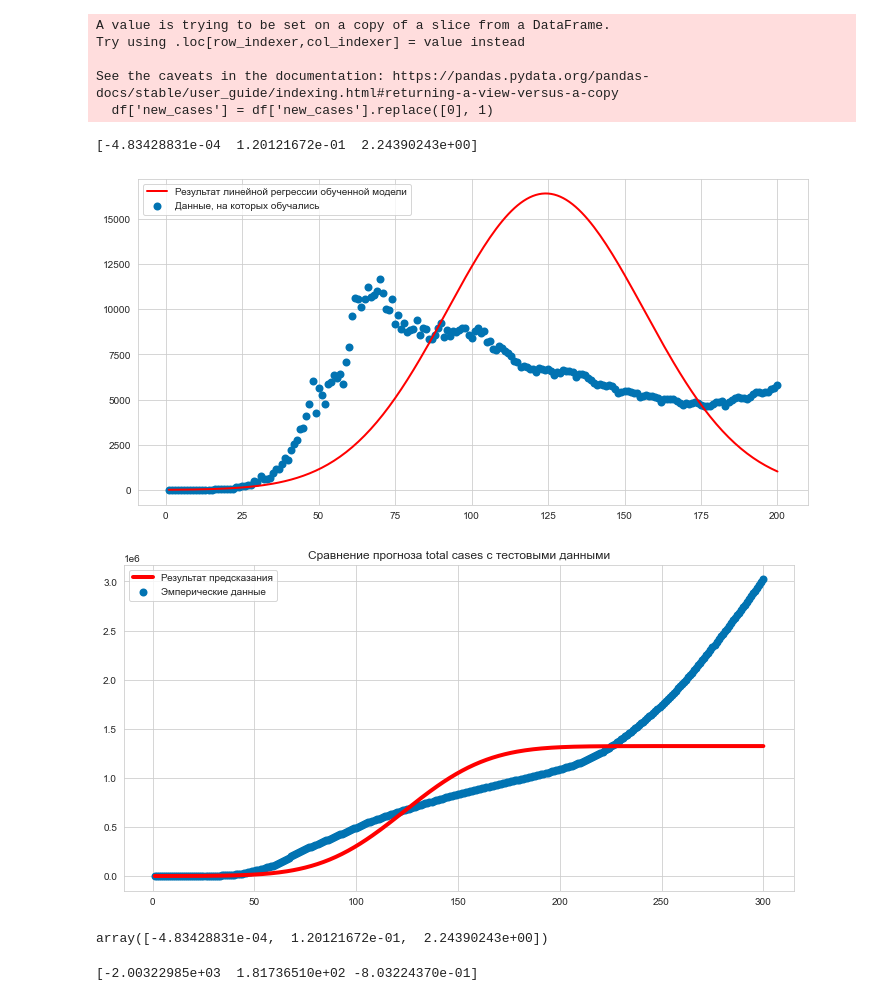
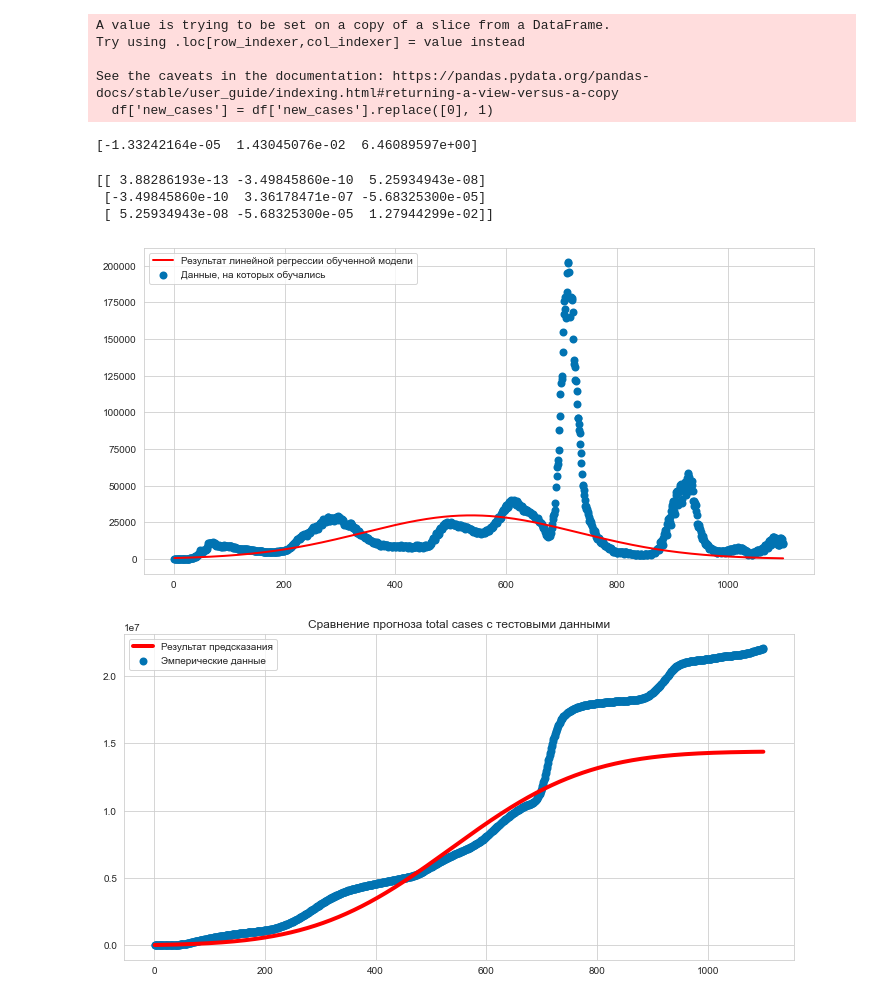
Before and after one commit to Alexeiyaganov/made_advanced_ml, a Jupyter notebook: hw1/hw1_notebook.ipynb, the cells around one changed output. Drawn from its saved outputs; the diff is of its cells as text; code cells hidden in the pictures.

```diff
--- a/hw1/hw1_notebook.ipynb
+++ b/hw1/hw1_notebook.ipynb
@@ -401,32 +401,33 @@ Try using .loc[row_indexer,col_indexer] = value instead
 See the caveats in the documentation: https://pandas.pydata.org/pandas-docs/stable/user_guide/indexing.html#returning-a-view-versus-a-copy
   df['new_cases'] = df['new_cases'].replace([0], 1)
 # %%
-x = np.arange(1, 201, 1)
-y = np.array(df['new_cases'][:200])
+x = np.arange(1, 901, 1)
+y = np.array(df['new_cases'][:900])
 # %%
-fit = np.polyfit(x, np.log(y), 2)
+cur_mu, cur_sigma = np.polyfit(x, np.log(y), 2, cov = True)
 # %%
-print(fit)
+print(cur_mu)
 # %% [output]
-[-4.83428831e-04  1.20121672e-01  2.24390243e+00]
+[-1.33242164e-05  1.43045076e-02  6.46089597e+00]
+# %%
+print(cur_sigma)
+# %% [output]
+[[ 3.88286193e-13 -3.49845860e-10  5.25934943e-08]
+ [-3.49845860e-10  3.36178471e-07 -5.68325300e-05]
+ [ 5.25934943e-08 -5.68325300e-05  1.27944299e-02]]
 # %%
 N = 250
-true_mu = [-0.000483428831,  0.120121672, 2.24390243]
-# true_mu = [-0.767541837,  174.174897, -1759.04385]
-# true_mu = [0.00604237968,  -2.58931931, 321.011370, -4249.17075]
-# true_mu = [0.000121050008,  -0.0426197233, 3.70903363, 38.0412405, -1341.53224]
+# true_mu = [-0.000483428831,  0.120121672, 2.24390243]
 def res_curve(x):
-#     return true_mu[0]*x**3 + true_mu[1]*x**2 + true_mu[2]*x + true_mu[3]
-#     return true_mu[0]*x**4 + true_mu[1]*x**3 + true_mu[2]*x**2 + true_mu[3]*x + true_mu[3]
-    return np.exp(true_mu[0]*x**2 +  true_mu[1]*x + true_mu[2])
-r = 200
+    return np.exp(cur_mu[0]*x**2 +  cur_mu[1]*x + cur_mu[2])
+r = 1100
 xs = np.arange(1, r+1, 1)
 fig = plt.figure(figsize=figsize)
 ax = fig.add_subplot(111)
 ax.plot(xs, res_curve(xs), linewidth=2, label=r"Результат линейной регрессии обученной модели", color='r')
 ax.scatter(xs, np.array(df['new_cases'][:r]), linewidth=2, label=r"Данные, на которых обучались")
 ax.legend(loc="upper left", fontsize=10)
 plt.show()
 # %% [output]
-[figure, old version]
+[figure, new version]
 # %%
@@ -436,7 +437,7 @@ y_pred = res_curve(x)
 # y_pred[y_pred < 0] = 0
 y_pred_total = np.cumsum(y_pred)
 # %%
-r = 300
+r = 1100
 xs = np.arange(1, r+1, 1)
 fig = plt.figure(figsize=figsize)
 ax = fig.add_subplot(111)
@@ -446,4 +447,4 @@ ax.scatter(x, np.array(df['total_cases'][:r]), linewidth=2, label=r"Эмпери
 ax.legend(loc="upper left", fontsize=10)
 plt.show()
 # %% [output]
-[figure, old version]
+[figure, new version]
@@ -490,4 +450,0 @@ new_cases_sigma_noise_2 = (y_pred_total - df['total_cases'][:300]).std()
-# %%
-cur_mu
-# %% [output]
-array([-4.83428831e-04,  1.20121672e-01,  2.24390243e+00])
@@ -498,11 +450,0 @@ sigma_noise = 0.5
-# %%
-x2 = np.arange(1, 201,)
-y2 = np.array(df['new_cases'][:200])
-for i in range(1, 100, 1):
-    px, py = x2[i], y2[i]
-    cur_mu, cur_sigma = bayesian_update(cur_mu, cur_sigma, [px, px**2], py)
-
-
-print(cur_mu)
-# %% [output]
-[-2.00322985e+03  1.81736510e+02 -8.03224370e-01]
```
Also changed, not shown: parts of 12 cells of this notebook.
